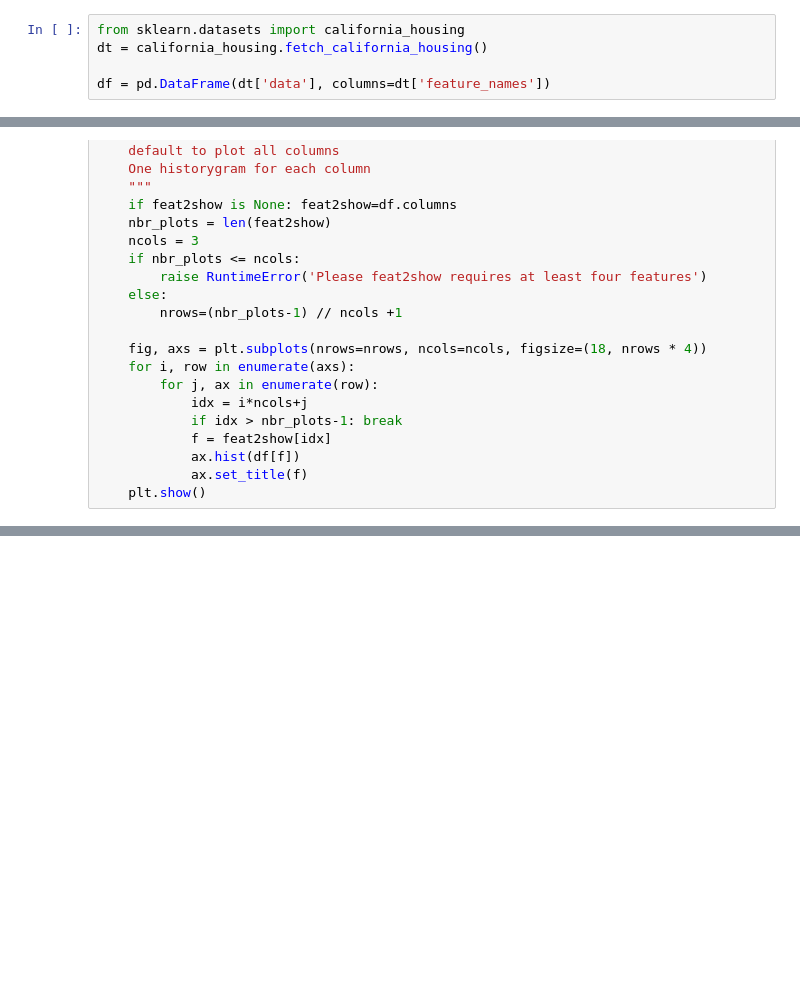
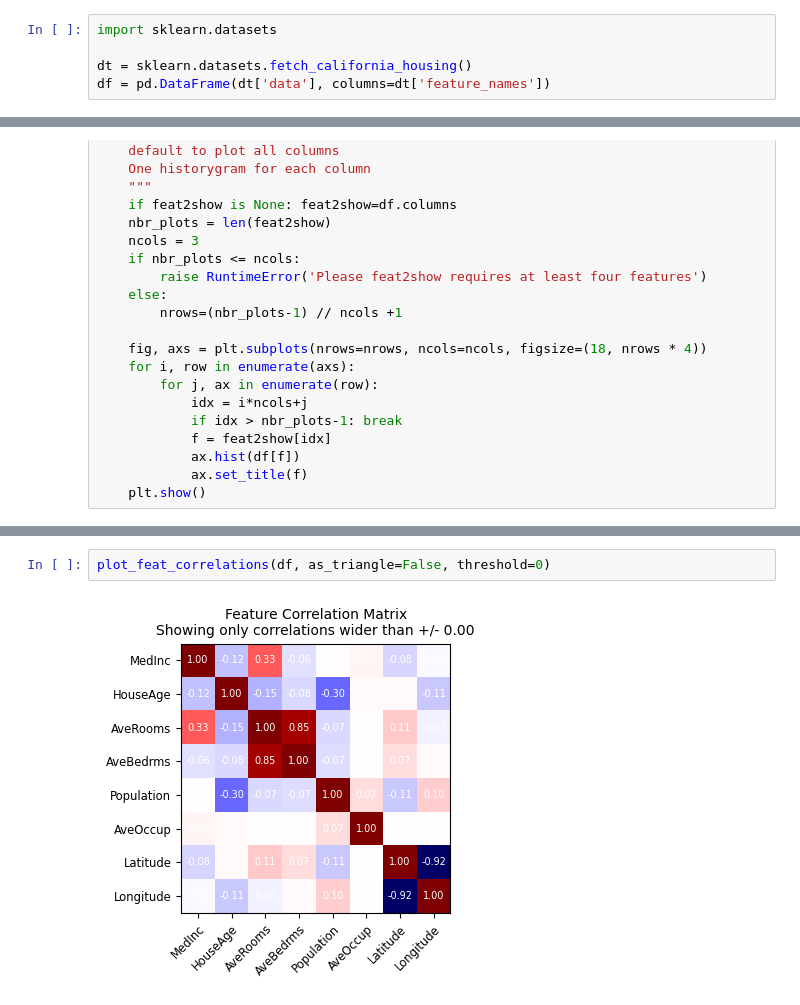
Before and after one commit to unpackAI/unpackai, a Jupyter notebook: nbs/35_tabular_data.ipynb, the cells around one changed output, grey strips where cells are left out. Saved outputs shown, nothing was run; the diff lists cells and outputs as text; blank space fills up the shorter version.

Commit message:
Add fctn to plot feature correlations and dendrograms

```diff
--- a/nbs/35_tabular_data.ipynb
+++ b/nbs/35_tabular_data.ipynb
@@ -16,6 +20,6 @@ from typing import List
 # %%
-from sklearn.datasets import california_housing
-dt = california_housing.fetch_california_housing()
+import sklearn.datasets
 
+dt = sklearn.datasets.fetch_california_housing()
 df = pd.DataFrame(dt['data'], columns=dt['feature_names'])
 # %% [markdown]
@@ -99,0 +176,4 @@ plot_hist(df)
+# %%
+plot_feat_correlations(df, as_triangle=False, threshold=0)
+# %% [output]
+[figure, added]
```
Also changed, not shown: parts of 15 cells of this notebook, 2 other files.
